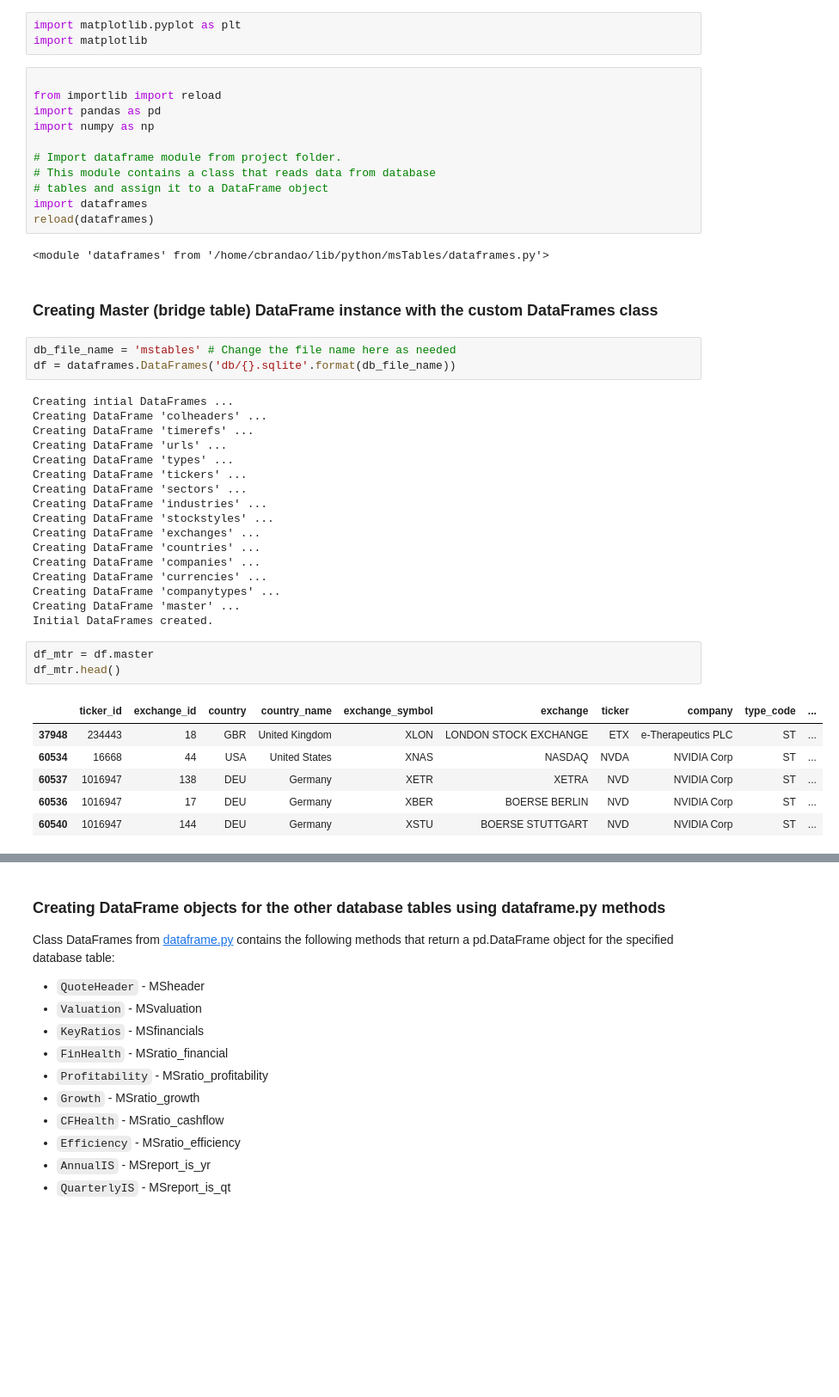
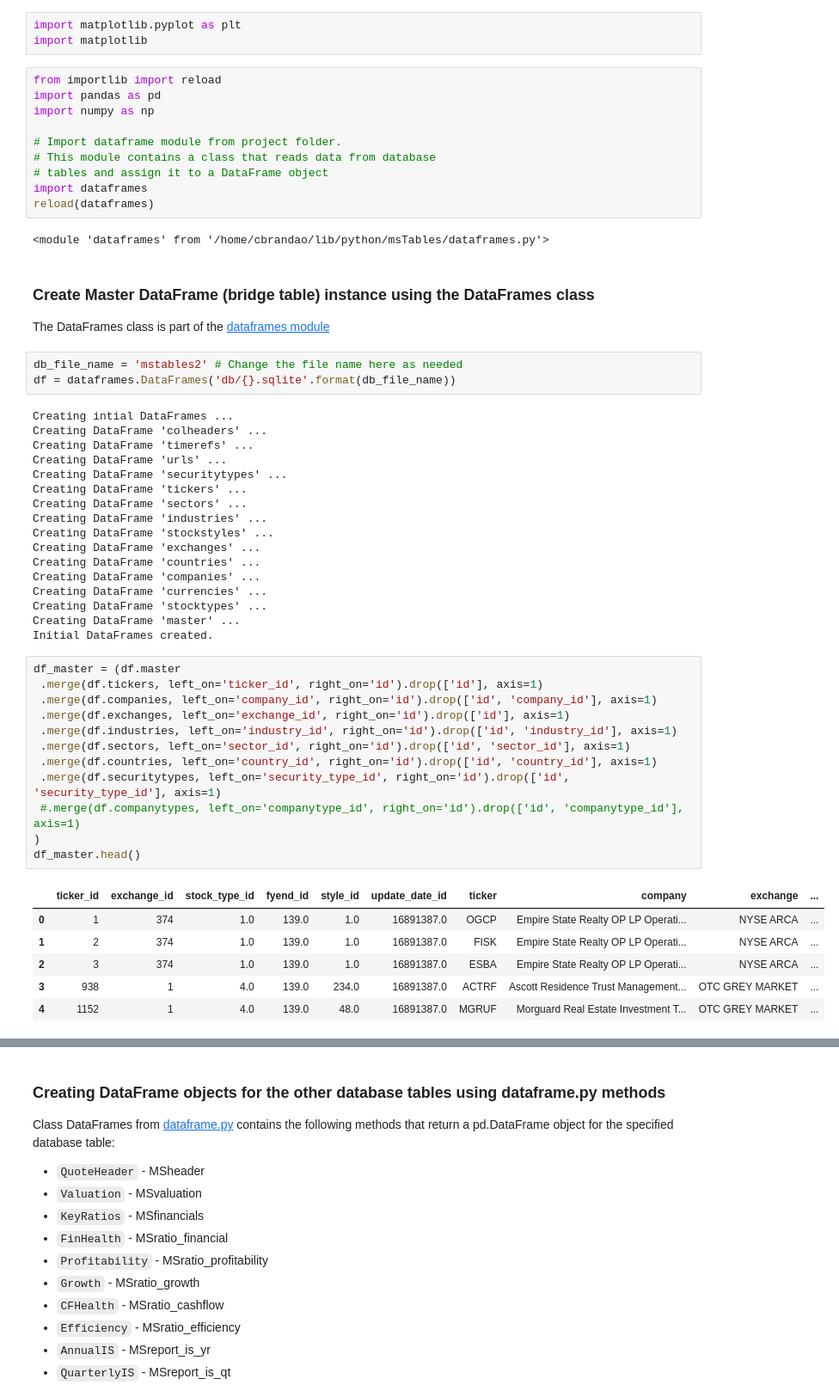
Before and after one commit to caiobran/mstables, a Jupyter notebook: data_overview.ipynb, the cells around one changed output, grey strips where cells are left out. Shown at 86% size. Saved outputs shown, nothing was run; the diff lists cells and outputs as text; blank space fills up the shorter version.

```diff
--- a/data_overview.ipynb
+++ b/data_overview.ipynb
@@ -9,7 +9,6 @@ Below are a series of examples on how to slice and dice the data that is stored
 import matplotlib.pyplot as plt
 import matplotlib
 # %%
-
 from importlib import reload
 import pandas as pd
 import numpy as np
@@ -22,16 +21,17 @@ reload(dataframes)
 # %% [output]
 <module 'dataframes' from '/home/cbrandao/lib/python/msTables/dataframes.py'>
 # %% [markdown]
-### Creating Master (bridge table) DataFrame instance with the custom DataFrames class
+### Create Master DataFrame (bridge table) instance using the DataFrames class
+The DataFrames class is part of the [dataframes module](dataframes.py)
 # %%
-db_file_name = 'mstables' # Change the file name here as needed
+db_file_name = 'mstables2' # Change the file name here as needed
 df = dataframes.DataFrames('db/{}.sqlite'.format(db_file_name))
 # %% [output]
 Creating intial DataFrames ...
 Creating DataFrame 'colheaders' ...
 Creating DataFrame 'timerefs' ...
 Creating DataFrame 'urls' ...
-Creating DataFrame 'types' ...
+Creating DataFrame 'securitytypes' ...
 Creating DataFrame 'tickers' ...
 Creating DataFrame 'sectors' ...
 Creating DataFrame 'industries' ...
@@ -40,16 +40,25 @@ Creating DataFrame 'exchanges' ...
 Creating DataFrame 'countries' ...
 Creating DataFrame 'companies' ...
 Creating DataFrame 'currencies' ...
-Creating DataFrame 'companytypes' ...
+Creating DataFrame 'stocktypes' ...
 Creating DataFrame 'master' ...
 Initial DataFrames created.
-# %%
-df_mtr = df.master
-df_mtr.head()
-# %% [output]
-|  | ticker_id | exchange_id | country | country_name | exchange_symbol | exchange | ticker | company | type_code | ... |
-| 37948 | 234443 | 18 | GBR | United Kingdom | XLON | LONDON STOCK EXCHANGE | ETX | e-Therapeutics PLC | ST | ... |
-| 60534 | 16668 | 44 | USA | United States | XNAS | NASDAQ | NVDA | NVIDIA Corp | ST | ... |
-| 60537 | 1016947 | 138 | DEU | Germany | XETR | XETRA | NVD | NVIDIA Corp | ST | ... |
-| 60536 | 1016947 | 17 | DEU | Germany | XBER | BOERSE BERLIN | NVD | NVIDIA Corp | ST | ... |
-| 60540 | 1016947 | 144 | DEU | Germany | XSTU | BOERSE STUTTGART | NVD | NVIDIA Corp | ST | ... |
+# %%
+df_master = (df.master
+ .merge(df.tickers, left_on='ticker_id', right_on='id').drop(['id'], axis=1)
+ .merge(df.companies, left_on='company_id', right_on='id').drop(['id', 'company_id'], axis=1)
+ .merge(df.exchanges, left_on='exchange_id', right_on='id').drop(['id'], axis=1)
+ .merge(df.industries, left_on='industry_id', right_on='id').drop(['id', 'industry_id'], axis=1)
+ .merge(df.sectors, left_on='sector_id', right_on='id').drop(['id', 'sector_id'], axis=1)
+ .merge(df.countries, left_on='country_id', right_on='id').drop(['id', 'country_id'], axis=1)
+ .merge(df.securitytypes, left_on='security_type_id', right_on='id').drop(['id', 'security_type_id'], axis=1)
+ #.merge(df.companytypes, left_on='companytype_id', right_on='id').drop(['id', 'companytype_id'], axis=1)
+)
+df_master.head()
+# %% [output]
+|  | ticker_id | exchange_id | stock_type_id | fyend_id | style_id | update_date_id | ticker | company | exchange | ... |
+| 0 | 1 | 374 | 1.0 | 139.0 | 1.0 | 16891387.0 | OGCP | Empire State Realty OP LP Operati... | NYSE ARCA | ... |
+| 1 | 2 | 374 | 1.0 | 139.0 | 1.0 | 16891387.0 | FISK | Empire State Realty OP LP Operati... | NYSE ARCA | ... |
+| 2 | 3 | 374 | 1.0 | 139.0 | 1.0 | 16891387.0 | ESBA | Empire State Realty OP LP Operati... | NYSE ARCA | ... |
+| 3 | 938 | 1 | 4.0 | 139.0 | 234.0 | 16891387.0 | ACTRF | Ascott Residence Trust Management... | OTC GREY MARKET | ... |
+| 4 | 1152 | 1 | 4.0 | 139.0 | 48.0 | 16891387.0 | MGRUF | Morguard Real Estate Investment T... | OTC GREY MARKET | ... |
```
Also changed, not shown: parts of 32 cells of this notebook, 5 other files.
